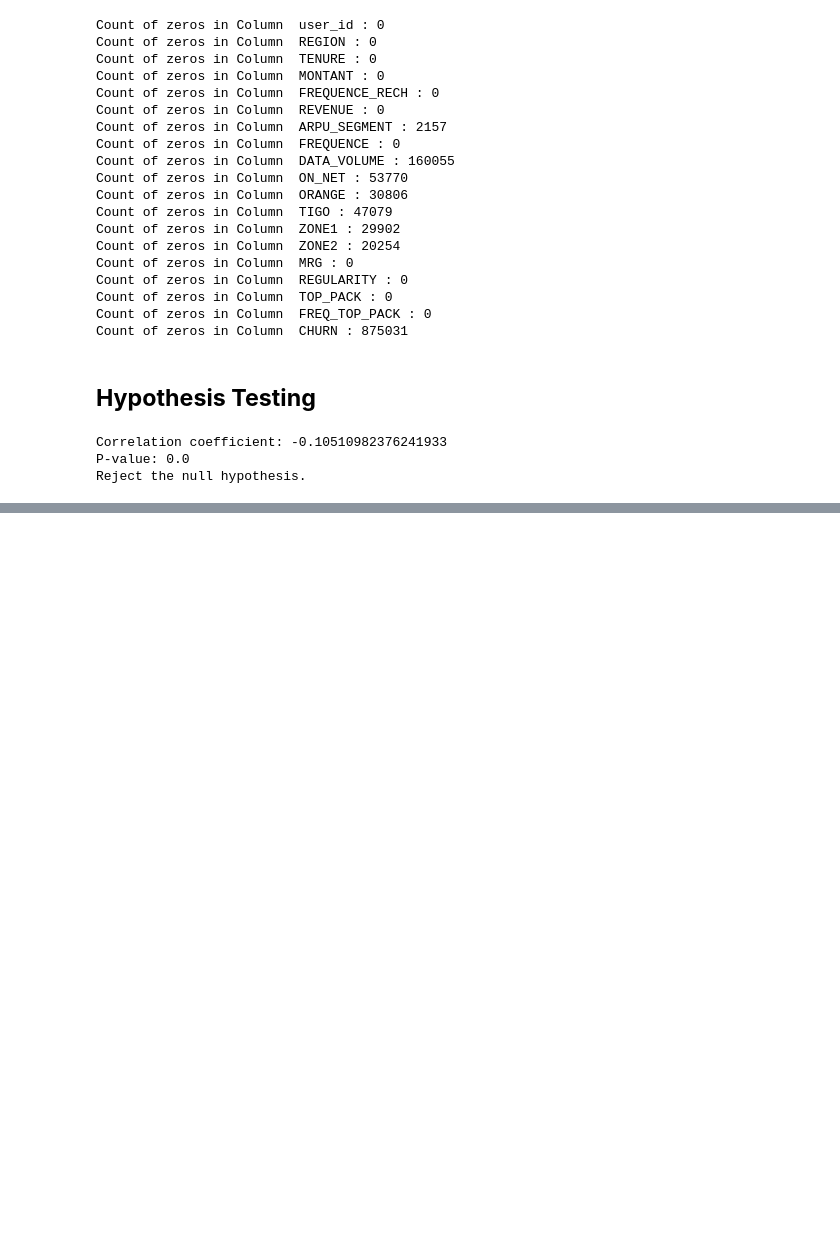
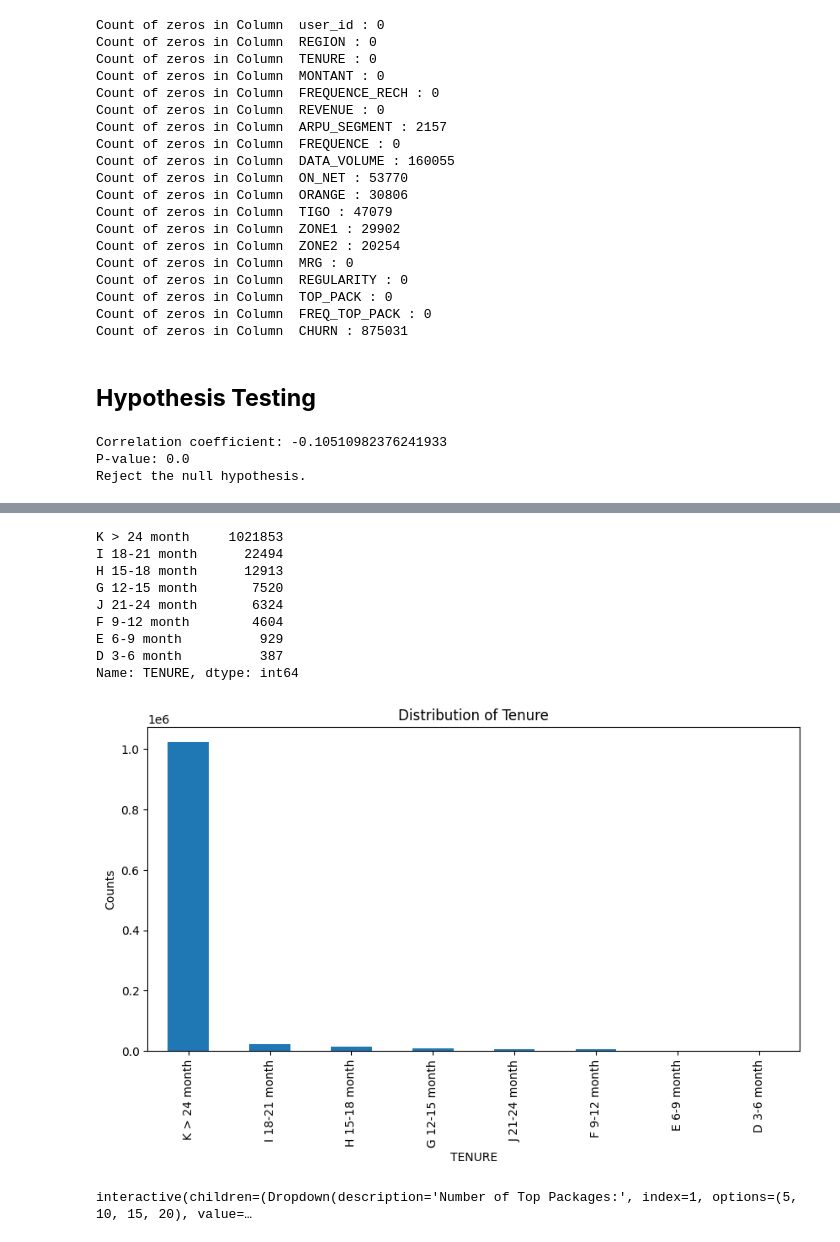
Before and after one commit to Jonasafutu/Capstone-Project, a Jupyter notebook: Team_Paris_Capstone_Customer_Churn.ipynb, the cells around one changed output, grey strips where cells are left out. Cells and saved outputs as stored; diff of their text form; code cells hidden in the pictures; blank space fills up the shorter version.

```diff
--- a/Team_Paris_Capstone_Customer_Churn.ipynb
+++ b/Team_Paris_Capstone_Customer_Churn.ipynb
@@ -398,0 +472,49 @@ Reject the null hypothesis.
+# %%
+# Count the levels in the 'TENURE' categorical feature
+tenure_counts = train['TENURE'].value_counts()
+print(tenure_counts)
+
+# Plot the counts as a bar chart
+plt.figure(figsize=(10, 5))
+tenure_counts.plot(kind='bar')
+plt.ylabel('Counts')
+plt.xlabel('TENURE')
+plt.title('Distribution of Tenure')
+plt.show()
+# %% [output]
+K > 24 month     1021853
+I 18-21 month      22494
+H 15-18 month      12913
+G 12-15 month       7520
+J 21-24 month       6324
+F 9-12 month        4604
+E 6-9 month          929
+D 3-6 month          387
+Name: TENURE, dtype: int64
+[figure, added]
+# %%
+# Count the levels in the 'TOP_PACK' categorical feature
+top_pack_counts = train['TOP_PACK'].value_counts()
+
+# Create an interactive dropdown widget
+num_top_packs_dropdown = widgets.Dropdown(
+    options=[5, 10, 15, 20],
+    value=10,
+    description='Number of Top Packages:',
+)
+
+# Define a function to update the plot based on the selected number
+def update_plot(num_top):
+    top_n_counts = top_pack_counts.head(num_top)
+
+    plt.figure(figsize=(10, 5))
+    top_n_counts.plot(kind='bar')
+    plt.ylabel('Counts')
+    plt.xlabel('TOP_PACK')
+    plt.title(f'Distribution of Top {num_top} Packages')
+    plt.show()
+
+# Display the interactive widget and plot
+widgets.interactive(update_plot, num_top=num_top_packs_dropdown)
+# %% [output]
+interactive(children=(Dropdown(description='Number of Top Packages:', index=1, options=(5, 10, 15, 20), value=…
```
Also changed, not shown: parts of 18 cells of this notebook.
